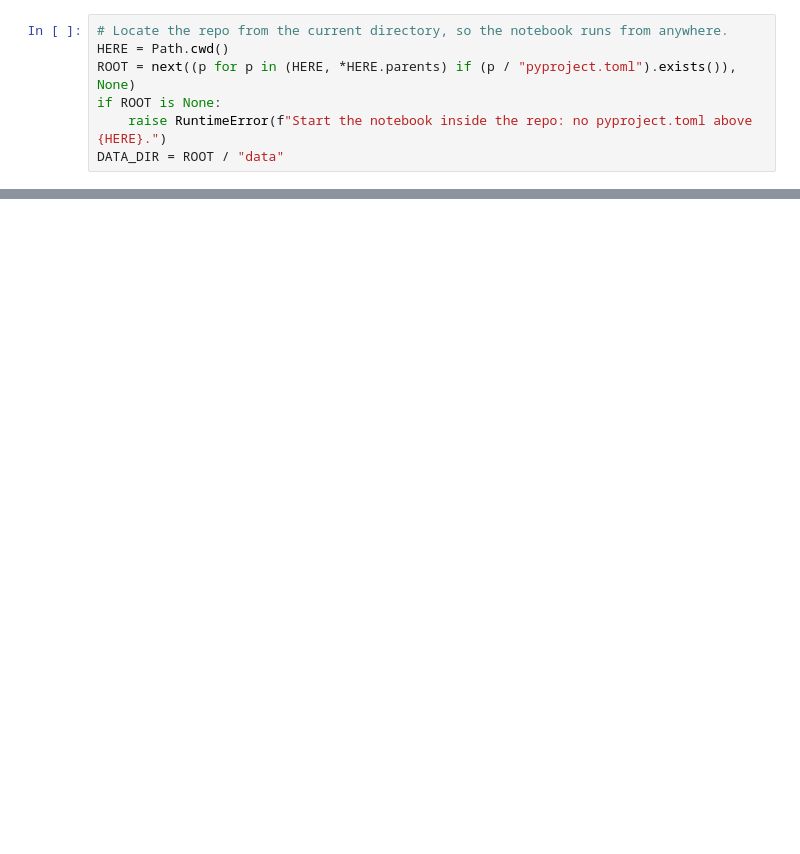
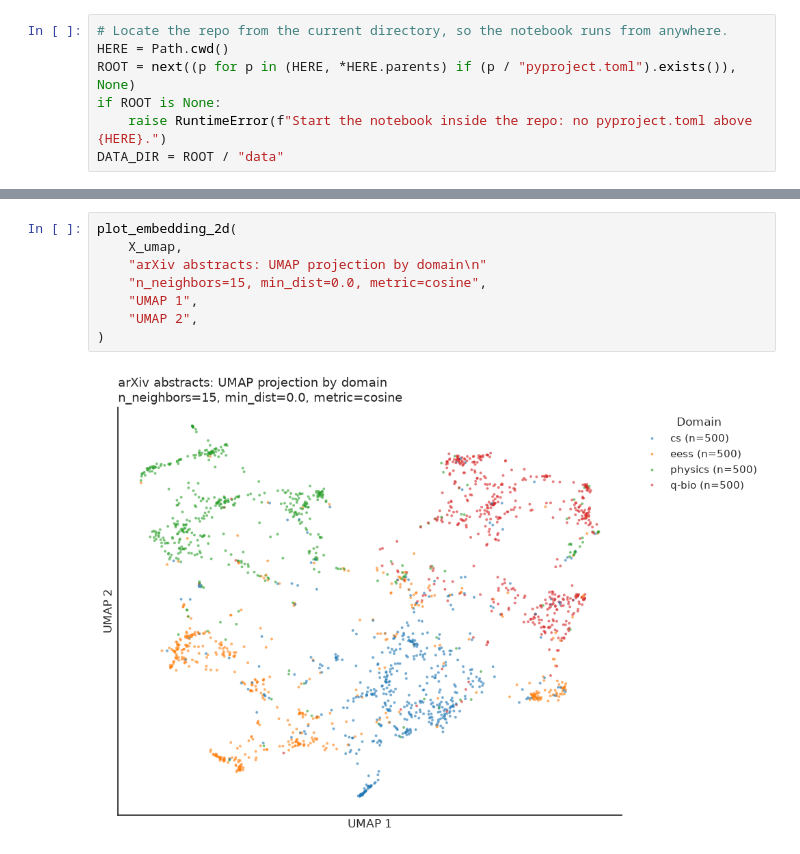
Before and after one commit to 3alae-22/Arix-Research-Paper-Recommendation-System, a Jupyter notebook: notebooks/02_visualization.ipynb, the cells around one changed output, grey strips where cells are left out. Saved outputs shown, nothing was run; the diff lists cells and outputs as text; blank space fills up the shorter version.

```diff
--- a/notebooks/02_visualization.ipynb
+++ b/notebooks/02_visualization.ipynb
@@ -204,0 +132,10 @@ fig.show()
+# %%
+plot_embedding_2d(
+    X_umap,
+    "arXiv abstracts: UMAP projection by domain\n"
+    "n_neighbors=15, min_dist=0.0, metric=cosine",
+    "UMAP 1",
+    "UMAP 2",
+)
+# %% [output]
+[figure, added]
```
Also changed, not shown: parts of 17 cells of this notebook, 4 other files.
